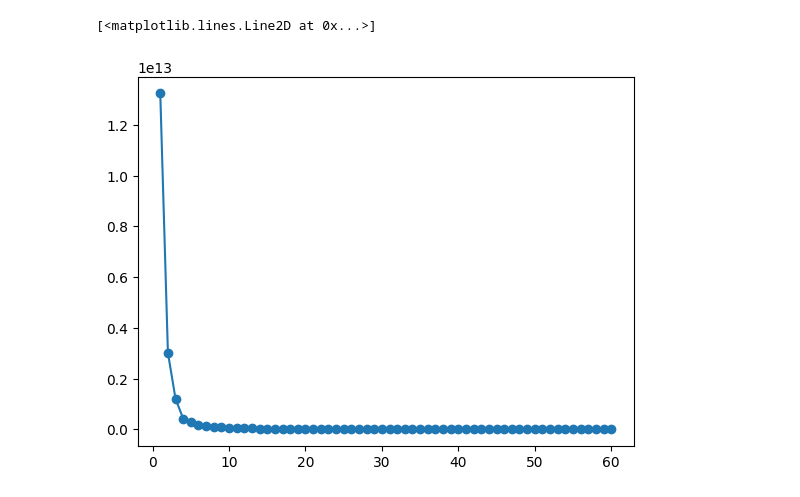
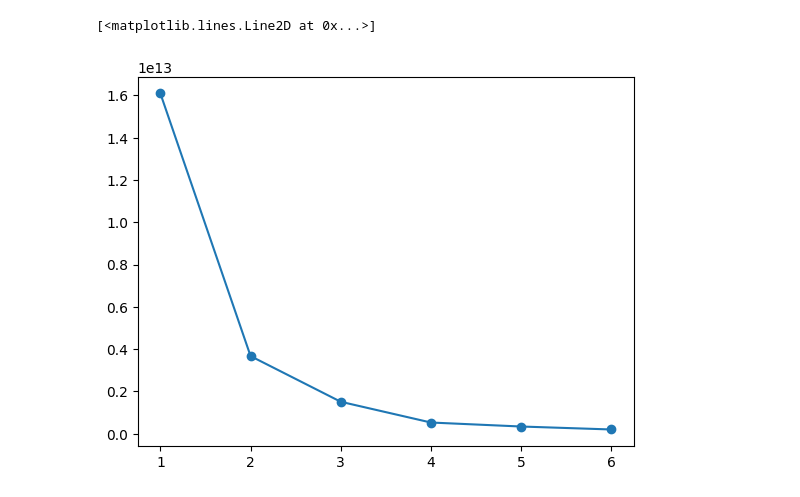
Before and after one commit to lwilsen/HealthCareAnalysis, a Jupyter notebook: luke_code/modelling/two_stage_v1.ipynb, the cells around one changed output. Cells and saved outputs as stored; diff of their text form; code cells hidden in the pictures.

```diff
--- a/luke_code/modelling/two_stage_v1.ipynb
+++ b/luke_code/modelling/two_stage_v1.ipynb
@@ -57,57 +57,56 @@ wdf_2022_te = workingdf_te[workingdf_te["YR"] >= 2022]
 ohe = OneHotEncoder(sparse_output=False)
 
 ohe.fit(wdf_rest_te[['CLM_IP_ADMSN_TYPE_CD',
-                  'STATE_CODE',
                   'BENE_RACE_CD',
                   "SEX_IDENT_CD"]])
 
 ohe_df_rest_te = pd.DataFrame(data = ohe.transform(wdf_rest_te[['CLM_IP_ADMSN_TYPE_CD',
-                                                          'STATE_CODE',
                                                           'BENE_RACE_CD',
                                                           "SEX_IDENT_CD"]]),
              columns=ohe.get_feature_names_out(wdf_rest_te[['CLM_IP_ADMSN_TYPE_CD',
-                                                         'STATE_CODE',
                                                          'BENE_RACE_CD',
                                                          "SEX_IDENT_CD"]].columns))
 
 ohe.fit(wdf_2022_te[['CLM_IP_ADMSN_TYPE_CD',
-                  'STATE_CODE',
                   'BENE_RACE_CD',
                   "SEX_IDENT_CD"]])
 ohe_df_2022_te = pd.DataFrame(data = ohe.transform(wdf_2022_te[['CLM_IP_ADMSN_TYPE_CD',
-                                                          'STATE_CODE',
                                                           'BENE_RACE_CD',
                                                           "SEX_IDENT_CD"]]),
              columns=ohe.get_feature_names_out(wdf_2022_te[['CLM_IP_ADMSN_TYPE_CD',
-                                                         'STATE_CODE',
                                                          'BENE_RACE_CD',
                                                          "SEX_IDENT_CD"]].columns))
 
 #drop year, county code, all one hot encoded vars
-wdf_rest_te = wdf_rest_te.drop(columns=["YR",
+no_state_wdf_rest_te = wdf_rest_te.drop(columns=["YR",
                                   "COUNTY_CD",
                                   'CLM_IP_ADMSN_TYPE_CD',
                                   'STATE_CODE',
                                   'BENE_RACE_CD',
                                   "SEX_IDENT_CD"])
-wdf_2022_te = wdf_2022_te.drop(columns=["YR",
+no_state_wdf_2022_te = wdf_2022_te.drop(columns=["YR",
                                   "COUNTY_CD",
                                   'CLM_IP_ADMSN_TYPE_CD',
                                   'STATE_CODE',
                                   'BENE_RACE_CD',
                                   "SEX_IDENT_CD"])
 
-wdf_rest_te = pd.concat([wdf_rest_te.reset_index(drop=True), ohe_df_rest_te.reset_index(drop=True)], axis=1)
-wdf_2022_te = pd.concat([wdf_2022_te.reset_index(drop=True), ohe_df_2022_te.reset_index(drop=True)], axis=1)
+X_train_rest_te = no_state_wdf_rest_te.drop(columns=["LOS"])
+y_train_rest_te = no_state_wdf_rest_te["LOS"]
+X_test_2022_te = no_state_wdf_2022_te.drop(columns=["LOS"])
+y_test_2022_te = no_state_wdf_2022_te["LOS"]
 
-reg_mod_metrics = {"Test":{},
-                   "Train":{}}
+#scaler = StandardScaler()
+#X_train_rest_te = scaler.fit_transform(X_train_rest_te)
+#X_test_rest_te = scaler.transform(X_test_rest_te)
+#X_train_2022_te = scaler.fit_transform(X_train_2022_te)
+#X_test_2022_te = scaler.transform(X_test_2022_te)
 
-predictions = {}
-
-X_train_rest_te, X_test_rest_te, y_train_rest_te, y_test_rest_te = df_train_test(wdf_rest_te, "LOS", 0.2)
-
-X_train_2022_te, X_test_2022_te, y_train_2022_te, y_test_2022_te = df_train_test(wdf_2022_te, "LOS", 0.2)
+pca = PCA()
+pca.fit(X_train_rest_te)
+pca.explained_variance_ratio_
+plt.figure(figsize = (10,8))
+plt.plot(range(1,X_train_rest_te.shape[1]+1), pca.explained_variance_ratio_.cumsum(), marker = 'o')
 # %% [output]
 (20867, 1)
 (20867,)
@@ -135,15 +115,17 @@ plt.plot(range(1,X_train_rest_te.shape[1]+1), pca.explained_variance_ratio_.cums
 # %%
-pca = PCA(n_components=63) #information gain after n_components>63 is negligible
+pca = PCA(n_components=3) # It looks like there are 3 main principal components
+                            # therefore, we will use these three components to derive 2 kmeans clusters
 pca.fit(X_train_rest_te)
 scores_pca = pca.transform(X_train_rest_te)
+scores_pca_2022 = pca.transform(X_test_2022_te)
 wcss = []
-for i in range(1,61):
+for i in range(1,7):
     kmeans_pca = KMeans(n_clusters=i, init='k-means++', random_state=42)
     kmeans_pca.fit(scores_pca)
     wcss.append(kmeans_pca.inertia_)
 
-plt.plot(range(1,61), wcss, marker = 'o')
+plt.plot(range(1,7), wcss, marker = 'o')
 # Looks like 50 something clusters is the best choice, but that is clinically unreasonable (maybe?)
 # %% [output]
 [<matplotlib.lines.Line2D at 0x...>]
-[figure, old version]
+[figure, new version]
```
Also changed, not shown: parts of 22 cells of this notebook, 2 other files.
